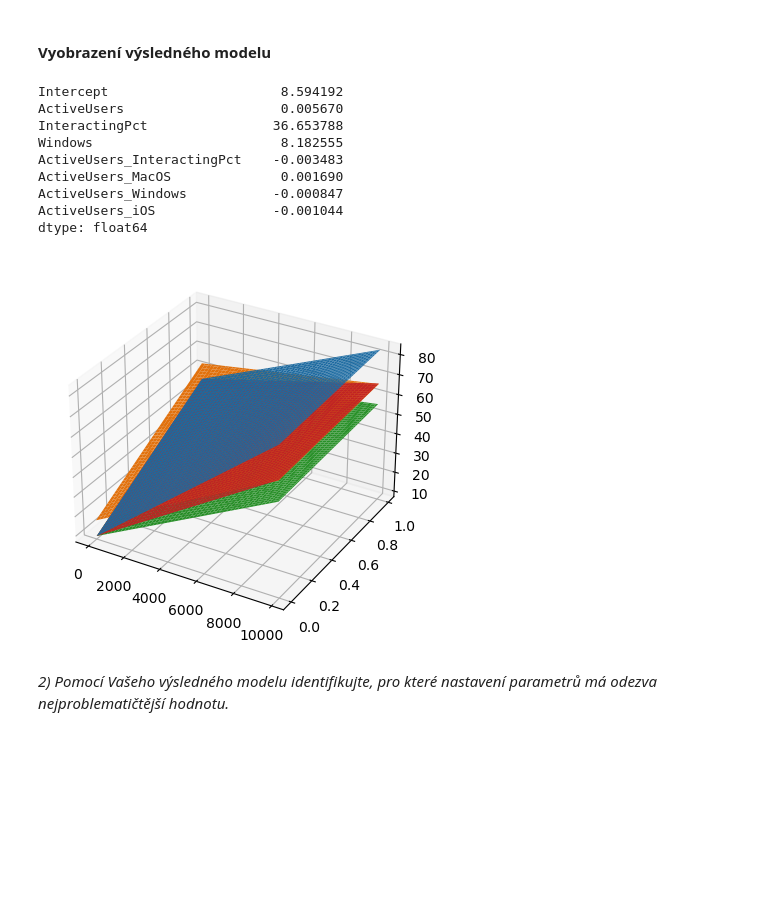
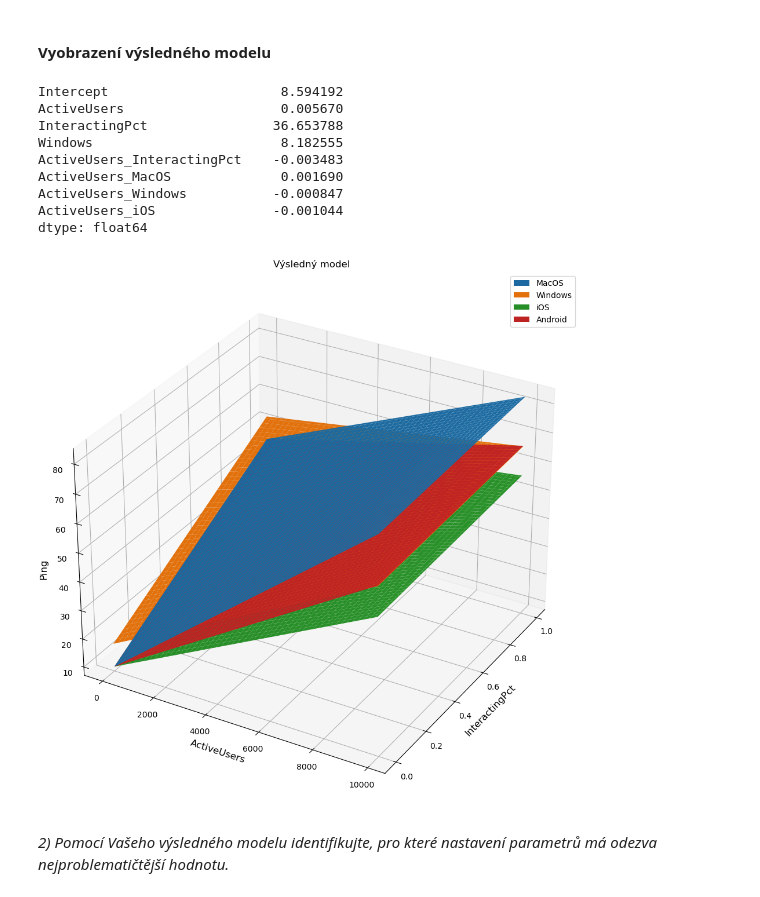
Before and after one commit to davidchocholaty/BUT-FIT-MSP-2, a Jupyter notebook: solution.ipynb, the cells around one changed output. Drawn from its saved outputs; the diff is of its cells as text; code cells hidden in the pictures; blank space fills up the shorter version.

```diff
--- a/solution.ipynb
+++ b/solution.ipynb
@@ -1520,7 +1520,7 @@ plt.show()
 # %% [markdown]
 #### Vyobrazení výsledného modelu
 # %%
-fig = plt.figure()
+fig = plt.figure(figsize=(12,12))
 ax = fig.add_subplot(111, projection='3d')
 
 # active_users_min = min(df_2.ActiveUsers)
@@ -1574,44 +1574,45 @@ Z_win = zs_win.reshape(X.shape)
 Z_ios = zs_ios.reshape(X.shape)
 Z_android = zs_android.reshape(X.shape)
 
-macos_surface = ax.plot_surface(X, Y, Z_macos)
-windows_surface = ax.plot_surface(X, Y, Z_win)
-ios_surface = ax.plot_surface(X, Y, Z_ios)
-android_surface = ax.plot_surface(X, Y, Z_android)
+macos_surface = ax.plot_surface(X, Y, Z_macos, label='MacOS')
+windows_surface = ax.plot_surface(X, Y, Z_win, label='Windows')
+ios_surface = ax.plot_surface(X, Y, Z_ios, label='iOS')
+android_surface = ax.plot_surface(X, Y, Z_android, label='Android')
 
 # Ošetření problému s matplotlib legendou.
 # Více viz:
 # https://stackoverflow.com/questions/55531760/is-there-a-way-to-label-multiple-3d-surfaces-in-matplotlib
 macos_surface._facecolors2d = macos_surface._facecolor3d
 macos_surface._edgecolors2d = macos_surface._edgecolor3d
 
 windows_surface._facecolors2d = windows_surface._facecolor3d
 windows_surface._edgecolors2d = windows_surface._edgecolor3d
 
 ios_surface._facecolors2d = ios_surface._facecolor3d
 ios_surface._edgecolors2d = ios_surface._edgecolor3d
 
 android_surface._facecolors2d = android_surface._facecolor3d
 android_surface._edgecolors2d = android_surface._edgecolor3d
 
+plt.title("Výsledný model")
 ax.legend(loc='best')
 ax.set_xlabel('ActiveUsers', fontsize=12)
 ax.set_ylabel('InteractingPct', fontsize=12)
 ax.zaxis._axinfo['juggled'] = (1, 2, 2)
 ax.set_zlabel('Ping', fontsize=12, rotation=90)
 
 plt.show()
 # %% [output]
 Intercept                      8.594192
 ActiveUsers                    0.005670
 InteractingPct                36.653788
 Windows                        8.182555
 ActiveUsers_InteractingPct    -0.003483
 ActiveUsers_MacOS              0.001690
 ActiveUsers_Windows           -0.000847
 ActiveUsers_iOS               -0.001044
 dtype: float64
-[figure, old version]
+[figure, new version]
 # %% [markdown]
 <em>2) Pomocí Vašeho výsledného modelu identifikujte, pro které nastavení parametrů má
 odezva nejproblematičtější hodnotu.</em>
```
Also changed, not shown: parts of 26 cells of this notebook.
